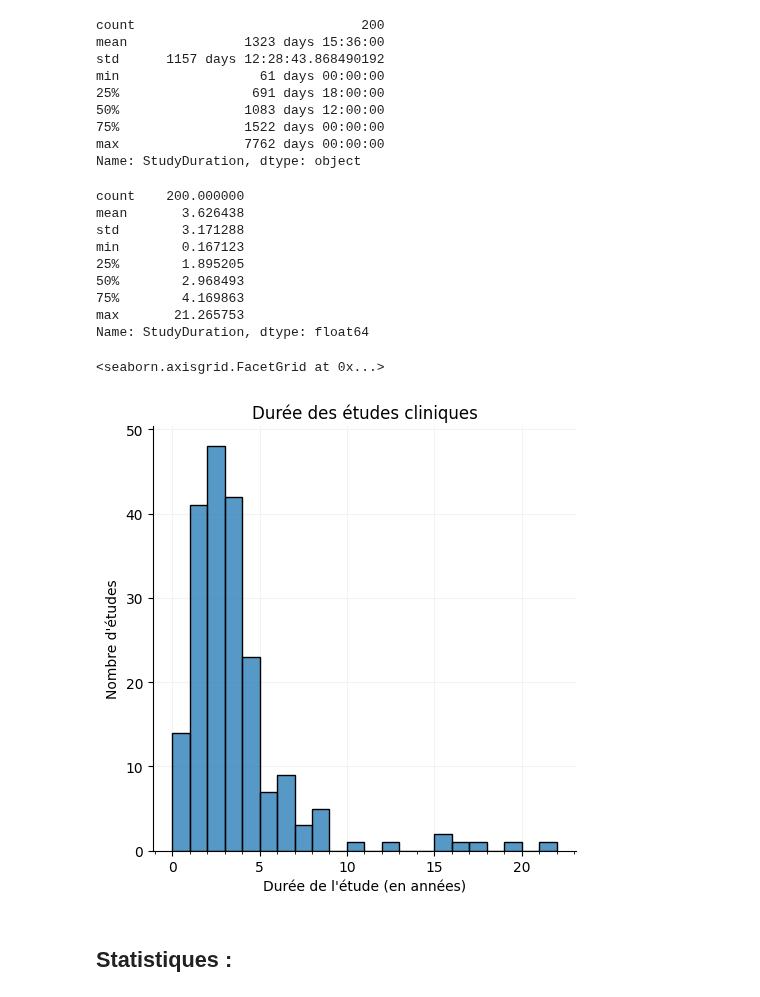
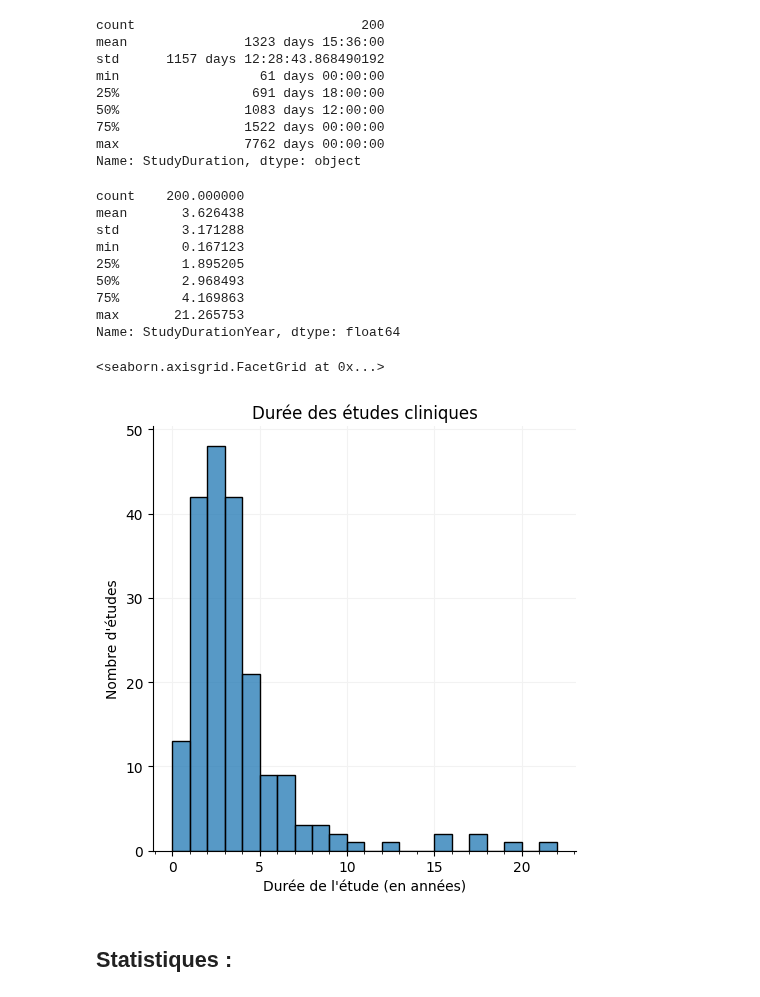
Before and after one commit to Inserm-IST/BSO-Inserm-Sante, a Jupyter notebook: 02_traitement_donnees_sante.ipynb, the cells around one changed output. Drawn from its saved outputs; the diff is of its cells as text; code cells hidden in the pictures.

```diff
--- a/02_traitement_donnees_sante.ipynb
+++ b/02_traitement_donnees_sante.ipynb
@@ -27,9 +27,7 @@ import seaborn as sns
 # %% [markdown]
 ## Import de la DataFrame :
 # %%
-df_extract = pd.read_csv(
-    'Data/outputs/df_extract.csv', sep=';', encoding='utf-8-sig'
-)
+df_extract = pd.read_csv('Data/outputs/df_extract.csv', sep=';', encoding='utf-8-sig')
 # df_extract.info()
 # %%
 df_extract = df_extract.astype(
@@ -1009,7 +1024,11 @@ df_corrected.loc[mask_background & mask_time_pos, ['NCTId', 'pmid', 'type', 'Sta
 # %% [markdown]
 ## Durée des études cliniques :
 # %%
-df_start_completion = df_extract.drop_duplicates(subset = 'NCTId').loc[:, ['NCTId', 'StartDate', 'CompletionDate']].dropna()
+df_start_completion = (
+    df_extract.drop_duplicates(subset='NCTId')
+    .loc[:, ['NCTId', 'StartDate', 'CompletionDate']]
+    .dropna()
+)
 df_start_completion
 # %% [output]
 |  | NCTId | StartDate | CompletionDate |
@@ -1061,7 +1080,10 @@ max                7762 days 00:00:00
 Name: StudyDuration, dtype: object
 # %%
 # In years instead of days
-time_study_duration.loc[:, 'StudyDuration'].apply(lambda x: x.days/365).describe()
+time_study_duration['StudyDurationYear'] = (
+    time_study_duration['StudyDuration'].apply(lambda x: x.days / 365)
+)
+time_study_duration['StudyDurationYear'].describe()
 # %% [output]
 count    200.000000
 mean       3.626438
@@ -1071,31 +1093,33 @@ min        0.167123
 50%        2.968493
 75%        4.169863
 max       21.265753
-Name: StudyDuration, dtype: float64
+Name: StudyDurationYear, dtype: float64
 # %%
 g = sns.displot(
     time_study_duration,
-    x = time_study_duration.loc[:, 'StudyDuration'].apply(lambda x: x.days/365.25),
-    bins = range(0,23),
+    x = time_study_duration['StudyDurationYear'],
+    bins = range(
+        0, np.ceil(time_study_duration['StudyDurationYear'].max()).astype('int') + 1
+    ),
 )
 
 for ax in g.axes[0]:
     # Grid
     ax.grid(color='0.95')
     ax.set_axisbelow(True)
 
     # Minor ticks
     ax.xaxis.set_minor_locator(AutoMinorLocator(5))
 
 # Title
 g.set(
     title = "Durée des études cliniques",
     xlabel = "Durée de l'étude (en années)",
     ylabel = "Nombre d'études",
 )
 # %% [output]
 <seaborn.axisgrid.FacetGrid at 0x...>
-[figure, old version]
+[figure, new version]
 # %% [markdown]
 ## Statistiques :
 # %% [markdown]
```
Also changed, not shown: parts of 17 cells of this notebook.
